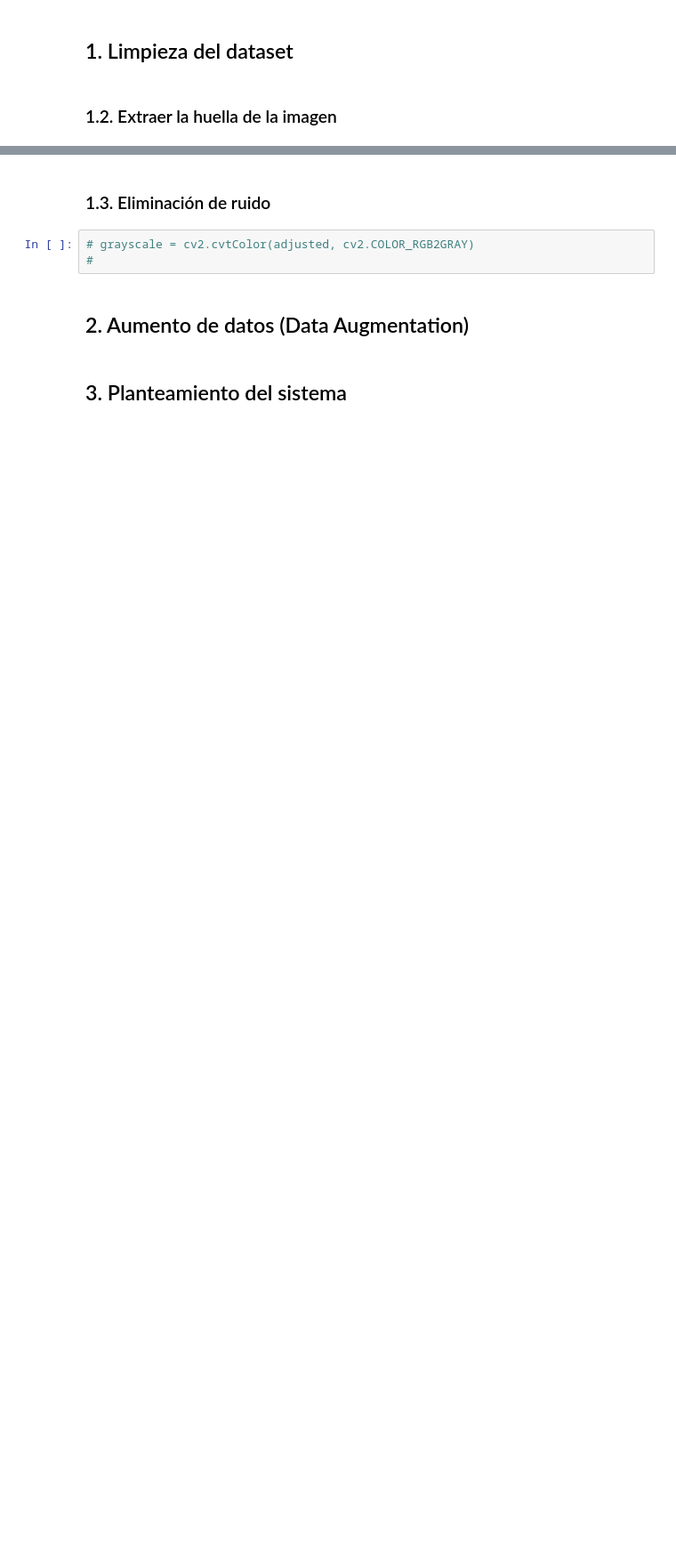
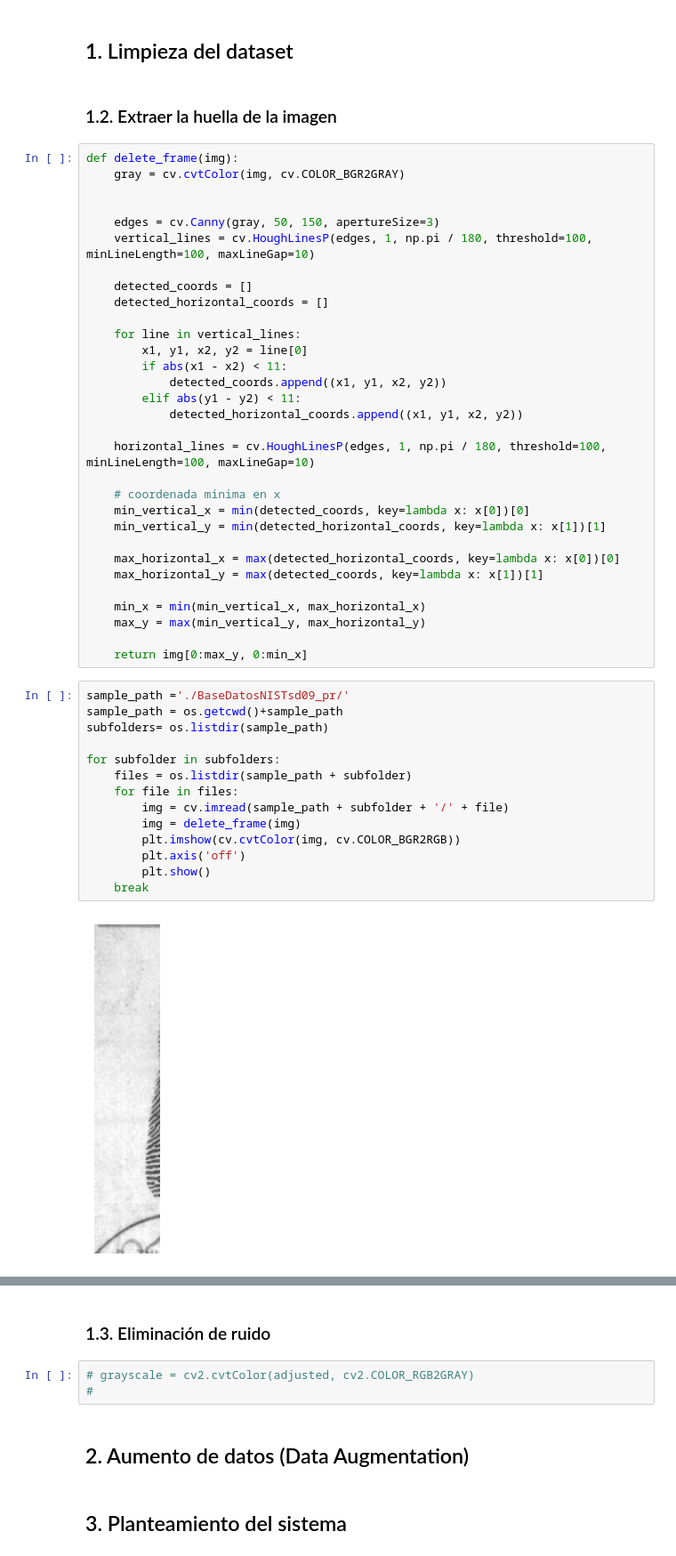
Before and after one commit to MediaMind-ULPGC/P06, a Jupyter notebook: Lee_base_datos.ipynb, the cells around one changed output, grey strips where cells are left out. Shown at 89% size. Saved outputs shown, nothing was run; the diff lists cells and outputs as text; blank space fills up the shorter version.

```diff
--- a/Lee_base_datos.ipynb
+++ b/Lee_base_datos.ipynb
@@ -68,3 +69,50 @@ import numpy as np
 ## 1. Limpieza del dataset
 # %% [markdown]
 ### 1.2. Extraer la huella de la imagen
+# %%
+def delete_frame(img):
+    gray = cv.cvtColor(img, cv.COLOR_BGR2GRAY)
+
+
+    edges = cv.Canny(gray, 50, 150, apertureSize=3)
+    vertical_lines = cv.HoughLinesP(edges, 1, np.pi / 180, threshold=100, minLineLength=100, maxLineGap=10)
+
+    detected_coords = []
+    detected_horizontal_coords = []
+
+    for line in vertical_lines:
+        x1, y1, x2, y2 = line[0]
+        if abs(x1 - x2) < 11:
+            detected_coords.append((x1, y1, x2, y2))
+        elif abs(y1 - y2) < 11:
+            detected_horizontal_coords.append((x1, y1, x2, y2))
+
+    horizontal_lines = cv.HoughLinesP(edges, 1, np.pi / 180, threshold=100, minLineLength=100, maxLineGap=10)
+
+    # coordenada minima en x
+    min_vertical_x = min(detected_coords, key=lambda x: x[0])[0]
+    min_vertical_y = min(detected_horizontal_coords, key=lambda x: x[1])[1]
+
+    max_horizontal_x = max(detected_horizontal_coords, key=lambda x: x[0])[0]
+    max_horizontal_y = max(detected_coords, key=lambda x: x[1])[1]
+
+    min_x = min(min_vertical_x, max_horizontal_x)
+    max_y = max(min_vertical_y, max_horizontal_y)
+
+    return img[0:max_y, 0:min_x]
+# %%
+sample_path ='./BaseDatosNISTsd09_pr/'
+sample_path = os.getcwd()+sample_path
+subfolders= os.listdir(sample_path)
+
+for subfolder in subfolders:
+    files = os.listdir(sample_path + subfolder)
+    for file in files:
+        img = cv.imread(sample_path + subfolder + '/' + file)
+        img = delete_frame(img)
+        plt.imshow(cv.cvtColor(img, cv.COLOR_BGR2RGB))
+        plt.axis('off')
+        plt.show()
+    break
+# %% [output]
+[figure, added]
```
Also changed, not shown: parts of 3 cells of this notebook, 1 other file.
